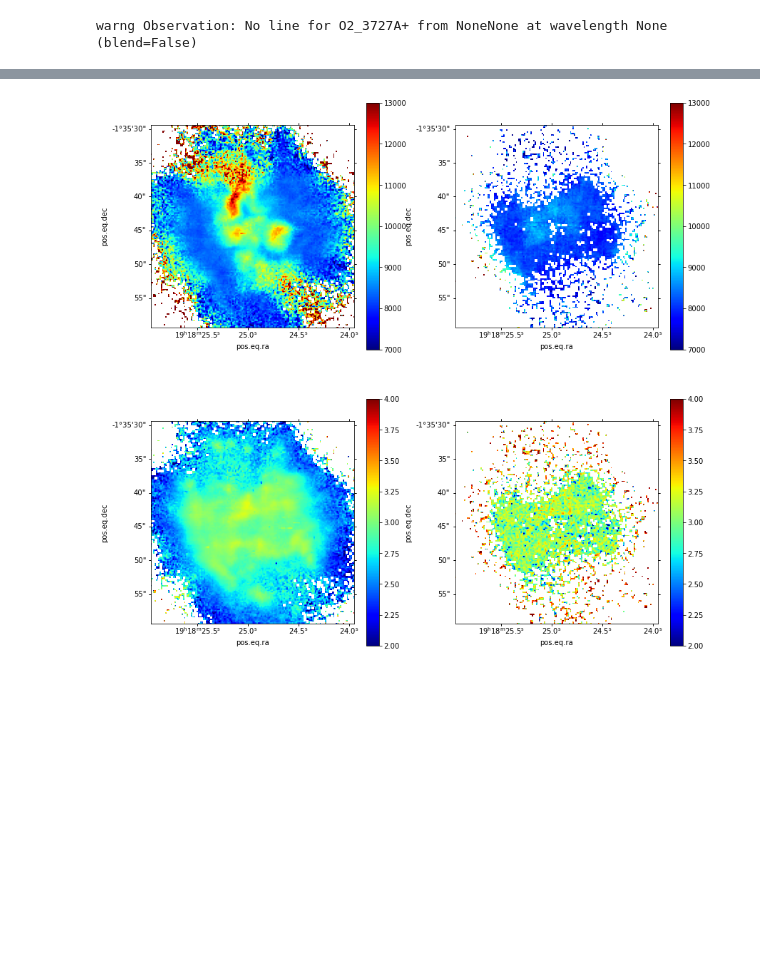
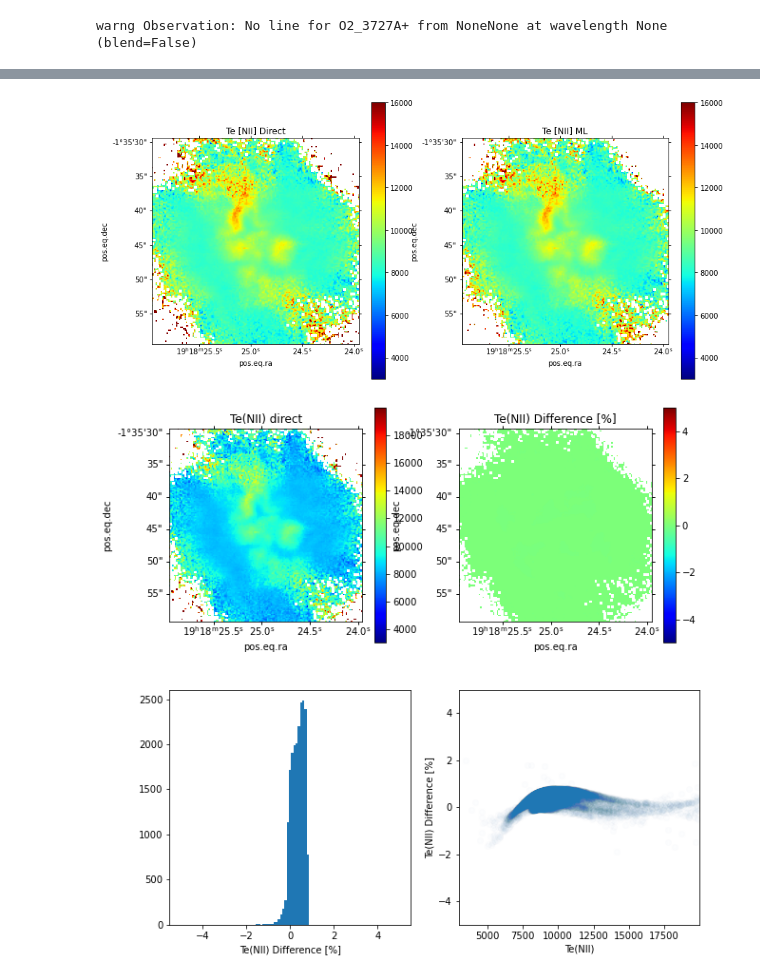
Before and after one commit to Morisset/MUSE_PNe, a Jupyter notebook: pipeline-testML.ipynb, the cells around one changed output, grey strips where cells are left out. Drawn from its saved outputs; the diff is of its cells as text; code cells hidden in the pictures; blank space fills up the shorter version.

```diff
--- a/pipeline-testML.ipynb
+++ b/pipeline-testML.ipynb
@@ -186,8 +53,24 @@ except:
+# %%
+try:
+    Te1, Ne1, Te2, Ne2, Te3, Ne3 = pickle.load(open('TeNe.pickle', 'rb'))
+except:
+    pn.log_.timer('Starting', quiet=True)
+    pn.log_.level = 2
+    Te1, Ne1 = PL.diags.getCrossTemDen('[NII] 5755/6548', '[SII] 6731/6716', obs=PL.obs)
+    print('-----------')
+    Te2, Ne2 = PL.diags.getCrossTemDen('[SIII] 6312/9069', '[ClIII] 5538/5518', obs=PL.obs)
+    print('-----------')
+    Te3, Ne3 = PL.diags.getCrossTemDen('[SIII] 6312/9069', '[SII] 6731/6716', obs=PL.obs)
+    pn.log_.timer('Direct getCrossTemDen done')
+    pickle.dump((Te1, Ne1, Te2, Ne2, Te3, Ne3), open('TeNe.pickle','wb'))
+PL.TeNe['N2S2D'] = {'Te': Te1, 'Ne': Ne1}
+PL.TeNe['S3Cl3D'] = {'Te': Te2, 'Ne': Ne2}
+PL.TeNe['S3S2D'] = {'Te': Te3, 'Ne': Ne3}
+# 33 minutes on 12 procs.
 # %%
 pn.log_.timer('Starting', quiet=True)
-pn.log_.level = 3
-Te_N2, Ne_S2 = diags.getCrossTemDen('[NII] 5755/6548', '[SII] 6731/6716', obs=obs, use_ANN=True, limit_res=True)
-print('-----------')
-Te_S3, Ne_Cl3 = diags.getCrossTemDen('[SIII] 6312/9069', '[ClIII] 5538/5518', obs=obs, use_ANN=True, limit_res=True)
+PL.add_gCTD('N2S2', '[NII] 5755/6548', '[SII] 6731/6716')
+PL.add_gCTD('S3Cl3', '[SIII] 6312/9069', '[ClIII] 5538/5518')
+PL.add_gCTD('S3S2', '[SIII] 6312/9069', '[SII] 6731/6716')
 pn.log_.timer('ANN getCrossTemDen done')
 # %% [output]
@@ -239,12 +78,6 @@ cb4 = f.colorbar(im4, ax=ax4)
-# %%
-f, ((ax1, ax2), (ax3, ax4)) = plt.subplots(2, 2, subplot_kw={'projection': wcs}, figsize=(14,14))
-im1 = ax1.imshow(TeD_N2, vmin=7000, vmax=13000, cmap='jet')
-cb1 = f.colorbar(im1, ax=ax1)
-im2 = ax2.imshow(TeD_S3, vmin=7000, vmax=13000, cmap='jet')
-cb2 = f.colorbar(im2, ax=ax2)
-im3 = ax3.imshow(np.log10(NeD_S2), vmin=2, vmax=4, cmap='jet')
-cb3 = f.colorbar(im3, ax=ax3)
-im4 = ax4.imshow(np.log10(NeD_Cl3), vmin=2, vmax=4, cmap='jet')
-cb4 = f.colorbar(im4, ax=ax4)
-# %% [output]
-[figure, removed]
+# %%
+f, (ax1, ax2) = plt.subplots(1,2, figsize=(14, 7), subplot_kw={'projection': PL.wcs})
+PL.plot(ax=ax1, data=PL.TeNe['N2S2D']['Te'], vmin=3000, vmax=16000, type_='orig', title='Te [NII] Direct', cmap='jet')
+PL.plot(ax=ax2, data=PL.TeNe['N2S2']['Te'], vmin=3000, vmax=16000, type_='orig', title='Te [NII] ML', cmap='jet')
+# %% [output]
+[figure, added]
@@ -250,0 +108,4 @@ cb4 = f.colorbar(im4, ax=ax4)
+# %%
+compare('N2S2', 'Te', label='Te(NII)')
+# %% [output]
+[figure, added]
```
Also changed, not shown: parts of 28 cells of this notebook.
